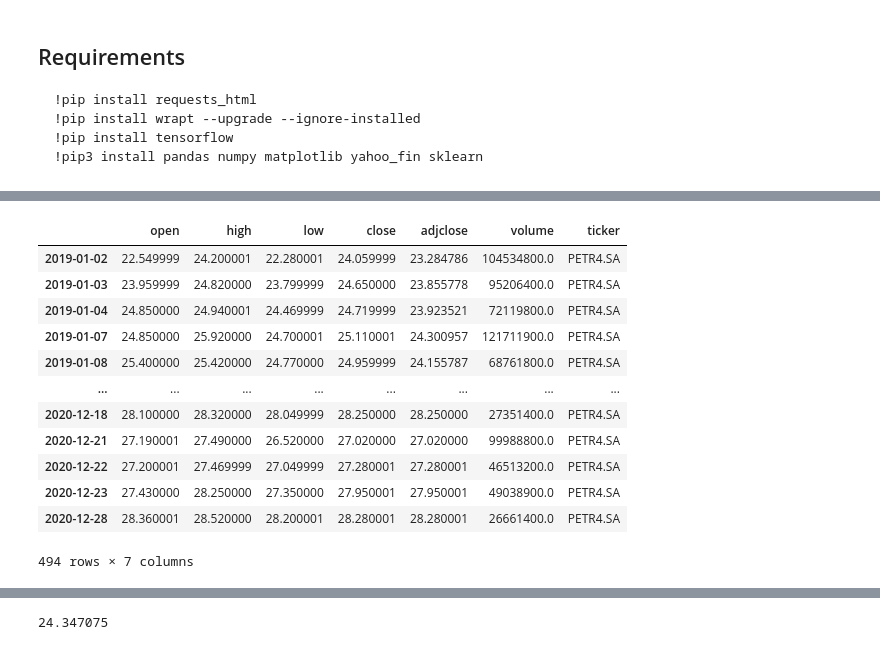
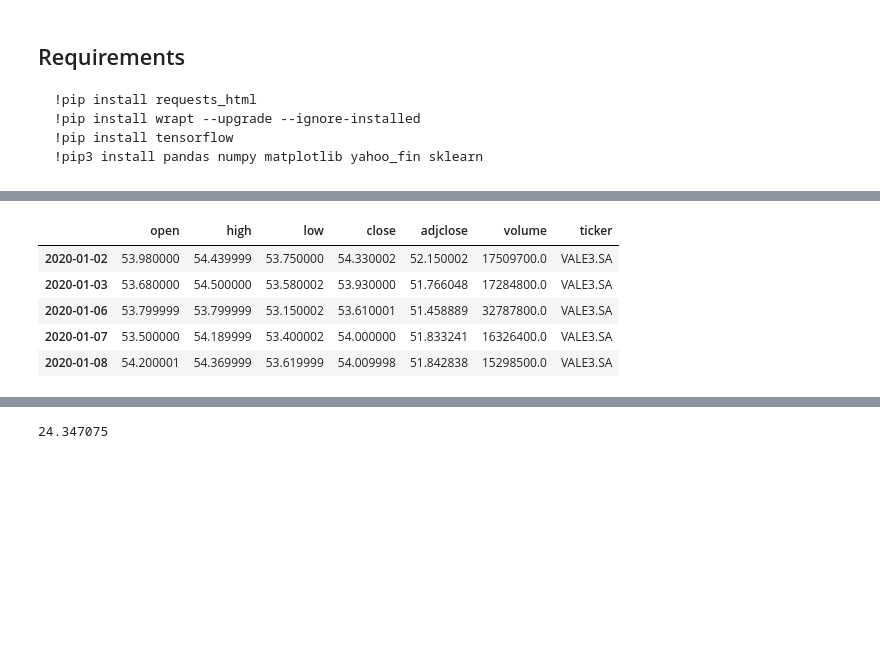
Before and after one commit to renatoreggiani/trAIding, a Jupyter notebook: TensorFlow.ipynb, the cells around one changed output, grey strips where cells are left out. Drawn from its saved outputs; the diff is of its cells as text; code cells hidden in the pictures; blank space fills up the shorter version.

```diff
--- a/TensorFlow.ipynb
+++ b/TensorFlow.ipynb
@@ -224,23 +216,16 @@ if not os.path.isdir("logs"):
 if not os.path.isdir("data"):
     os.mkdir("data")
 # %%
-df = si.get_data('PETR4.SA', start_date='20190101', end_date='20201229')
+df = si.get_data('VALE3.SA', start_date='20200101', end_date='20201229')
 # %%
-df
+df.head()
 # %% [output]
 |  | open | high | low | close | adjclose | volume | ticker |
-| 2019-01-02 | 22.549999 | 24.200001 | 22.280001 | 24.059999 | 23.284786 | 104534800.0 | PETR4.SA |
-| 2019-01-03 | 23.959999 | 24.820000 | 23.799999 | 24.650000 | 23.855778 | 95206400.0 | PETR4.SA |
-| 2019-01-04 | 24.850000 | 24.940001 | 24.469999 | 24.719999 | 23.923521 | 72119800.0 | PETR4.SA |
-| 2019-01-07 | 24.850000 | 25.920000 | 24.700001 | 25.110001 | 24.300957 | 121711900.0 | PETR4.SA |
-| 2019-01-08 | 25.400000 | 25.420000 | 24.770000 | 24.959999 | 24.155787 | 68761800.0 | PETR4.SA |
-| ... | ... | ... | ... | ... | ... | ... | ... |
-| 2020-12-18 | 28.100000 | 28.320000 | 28.049999 | 28.250000 | 28.250000 | 27351400.0 | PETR4.SA |
-| 2020-12-21 | 27.190001 | 27.490000 | 26.520000 | 27.020000 | 27.020000 | 99988800.0 | PETR4.SA |
-| 2020-12-22 | 27.200001 | 27.469999 | 27.049999 | 27.280001 | 27.280001 | 46513200.0 | PETR4.SA |
-| 2020-12-23 | 27.430000 | 28.250000 | 27.350000 | 27.950001 | 27.950001 | 49038900.0 | PETR4.SA |
-| 2020-12-28 | 28.360001 | 28.520000 | 28.200001 | 28.280001 | 28.280001 | 26661400.0 | PETR4.SA |
+| 2020-01-02 | 53.980000 | 54.439999 | 53.750000 | 54.330002 | 52.150002 | 17509700.0 | VALE3.SA |
+| 2020-01-03 | 53.680000 | 54.500000 | 53.580002 | 53.930000 | 51.766048 | 17284800.0 | VALE3.SA |
+| 2020-01-06 | 53.799999 | 53.799999 | 53.150002 | 53.610001 | 51.458889 | 32787800.0 | VALE3.SA |
+| 2020-01-07 | 53.500000 | 54.189999 | 53.400002 | 54.000000 | 51.833241 | 16326400.0 | VALE3.SA |
+| 2020-01-08 | 54.200001 | 54.369999 | 53.619999 | 54.009998 | 51.842838 | 15298500.0 | VALE3.SA |
-494 rows × 7 columns
 # %%
 # load the data
 data = load_data(df, N_STEPS, scale=SCALE, split_by_date=SPLIT_BY_DATE,
```
Also changed, not shown: parts of 3 cells of this notebook, 2 other files.
